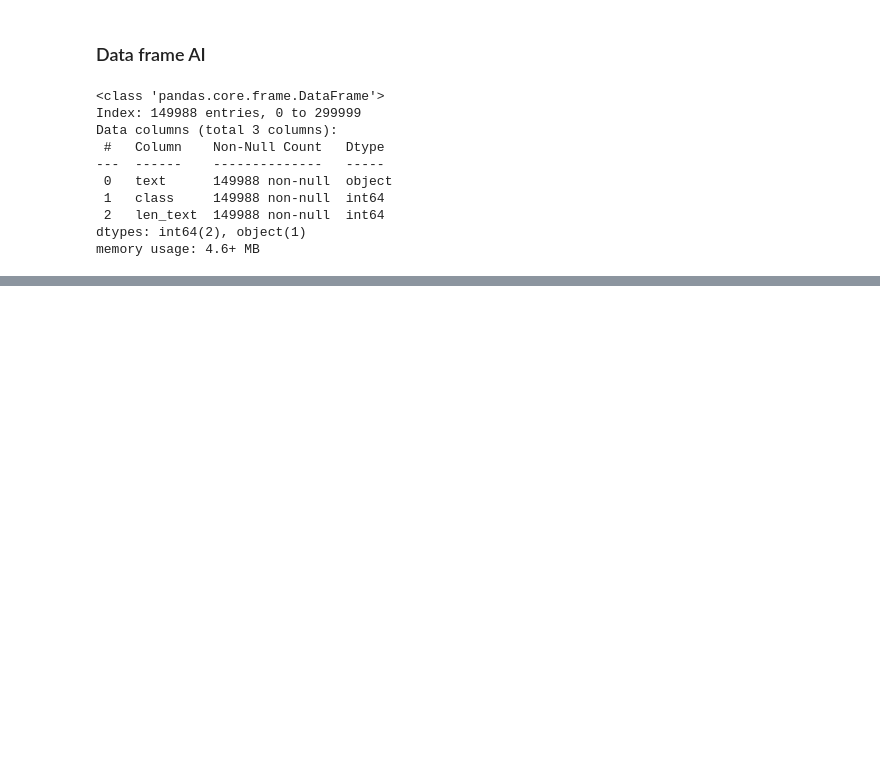
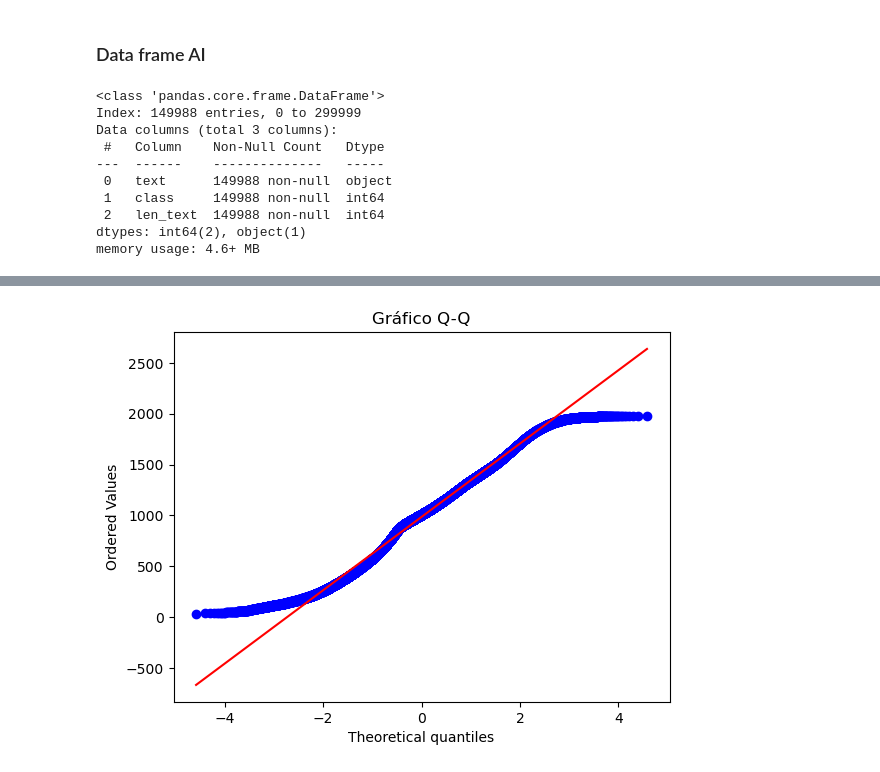
Before and after one commit to AnaNofuentes/Text-Analyzer-Human-vs-AI, a Jupyter notebook: eda.ipynb, the cells around one changed output, grey strips where cells are left out. Cells and saved outputs as stored; diff of their text form; code cells hidden in the pictures; blank space fills up the shorter version.

```diff
--- a/eda.ipynb
+++ b/eda.ipynb
@@ -178,0 +230,7 @@ memory usage: 4.6+ MB
+# %%
+# Gráfico Q-Q
+stats.probplot(df_complete_sin_outliers['len_text'], dist="norm", plot=plt)
+plt.title('Gráfico Q-Q')
+plt.show()
+# %% [output]
+[figure, added]
```
Also changed, not shown: parts of 21 cells of this notebook, 2 other files.
